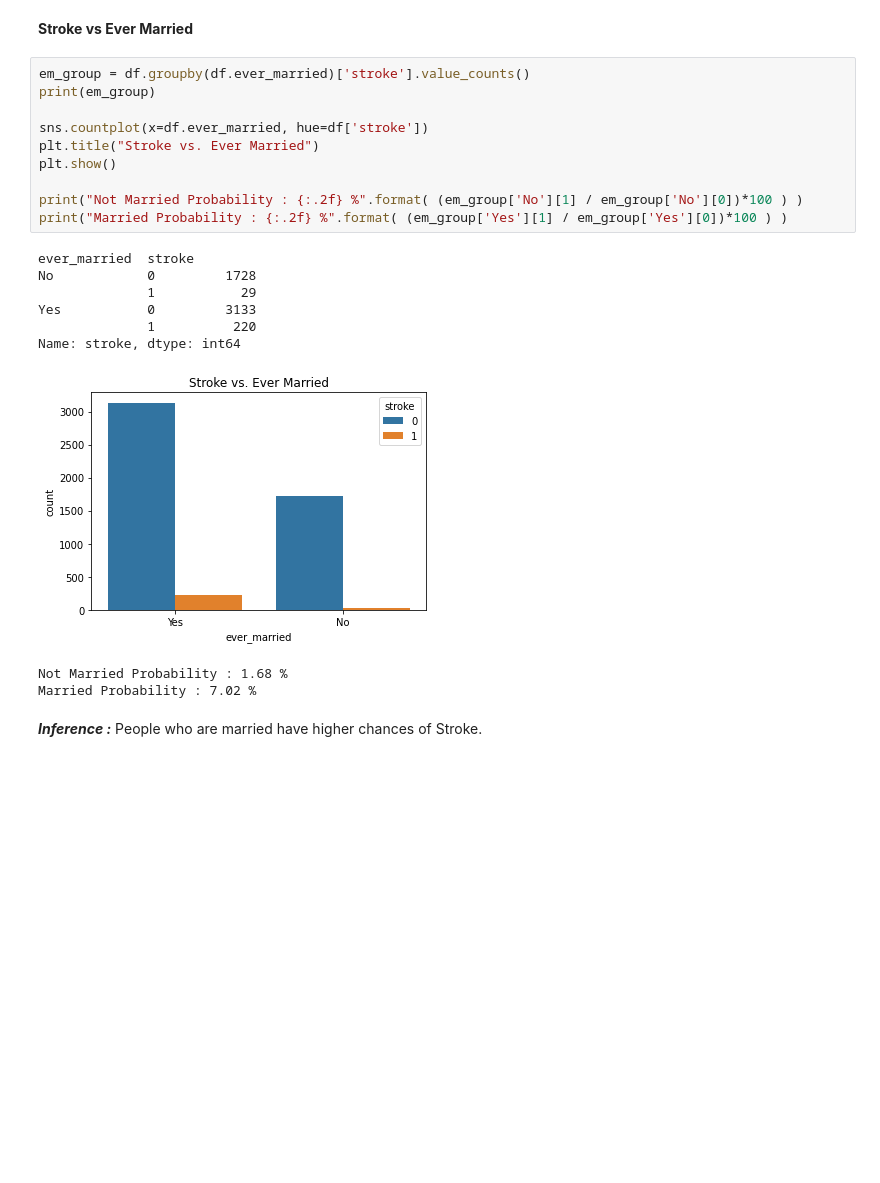
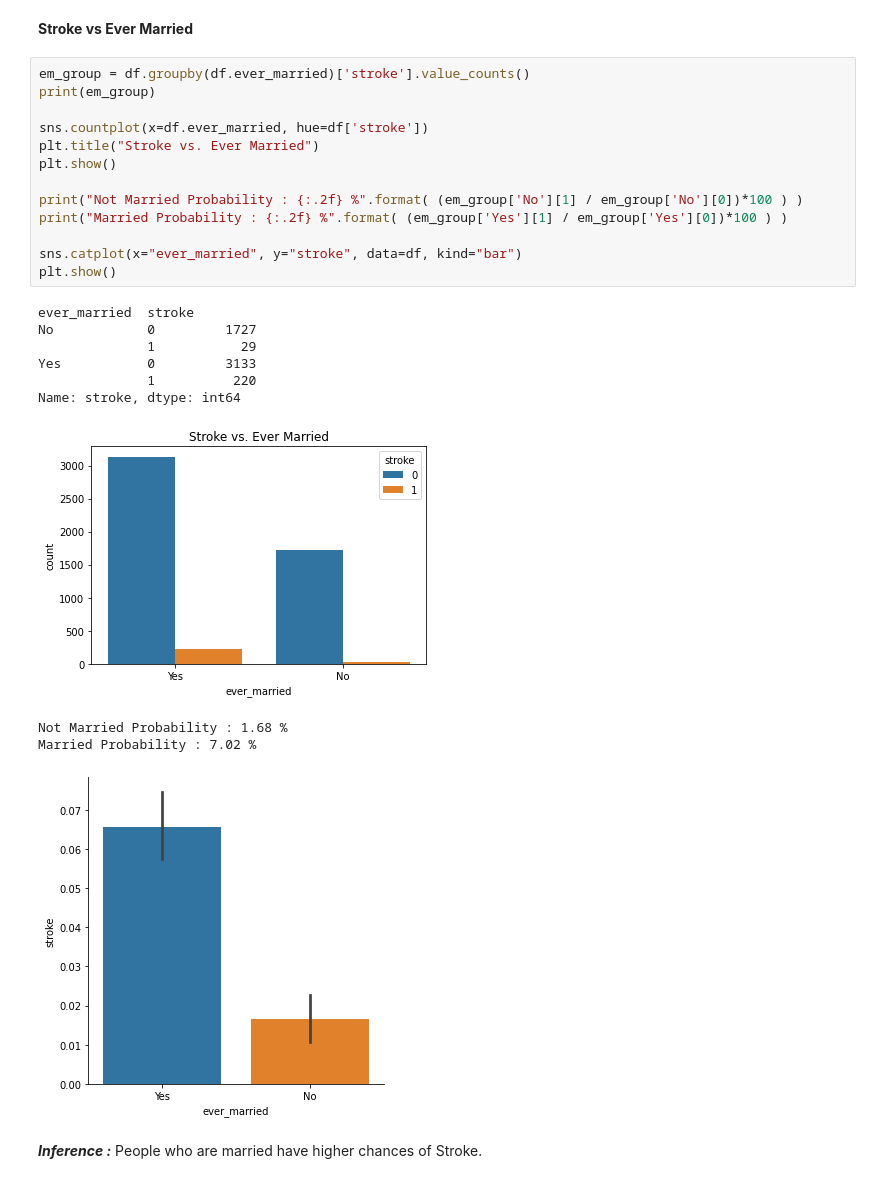
Before and after one commit to dinesh15052003/DAC-Project, a Jupyter notebook: notebooks/data_visualization.ipynb, the cells around one changed output. Drawn from its saved outputs; the diff is of its cells as text; blank space fills up the shorter version.

```diff
--- a/notebooks/data_visualization.ipynb
+++ b/notebooks/data_visualization.ipynb
@@ -228,23 +240,27 @@ Heart Disease+ Probability : 20.52 %
 # %%
 em_group = df.groupby(df.ever_married)['stroke'].value_counts()
 print(em_group)
 
 sns.countplot(x=df.ever_married, hue=df['stroke'])
 plt.title("Stroke vs. Ever Married")
 plt.show()
 
 print("Not Married Probability : {:.2f} %".format( (em_group['No'][1] / em_group['No'][0])*100 ) )
 print("Married Probability : {:.2f} %".format( (em_group['Yes'][1] / em_group['Yes'][0])*100 ) )
+
+sns.catplot(x="ever_married", y="stroke", data=df, kind="bar")
+plt.show()
 # %% [output]
 ever_married  stroke
-No            0         1728
+No            0         1727
               1           29
 Yes           0         3133
               1          220
 Name: stroke, dtype: int64
 [figure]
 Not Married Probability : 1.68 %
 Married Probability : 7.02 %
+[figure, added]
 # %% [markdown]
 ***Inference :*** People who are married have higher chances of Stroke.
 # %% [markdown]
```
Also changed, not shown: parts of 21 cells of this notebook.
